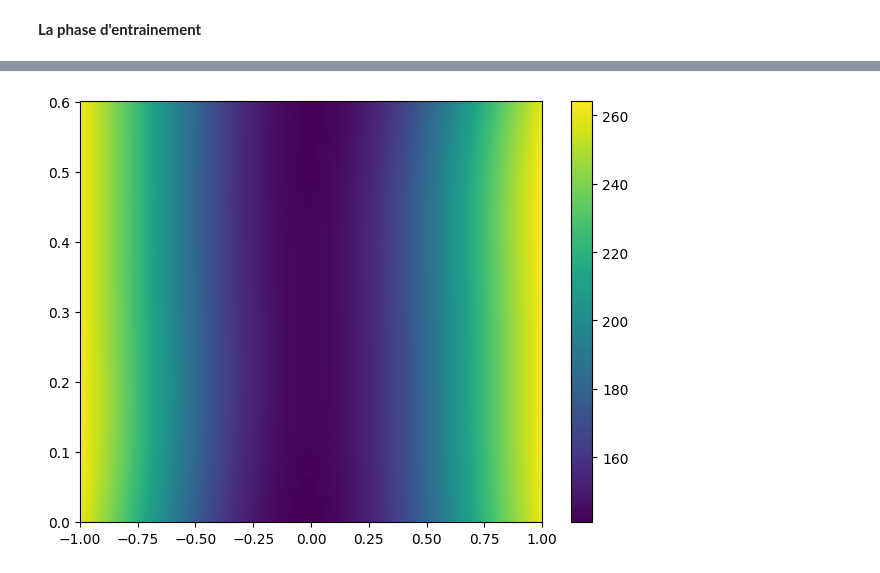
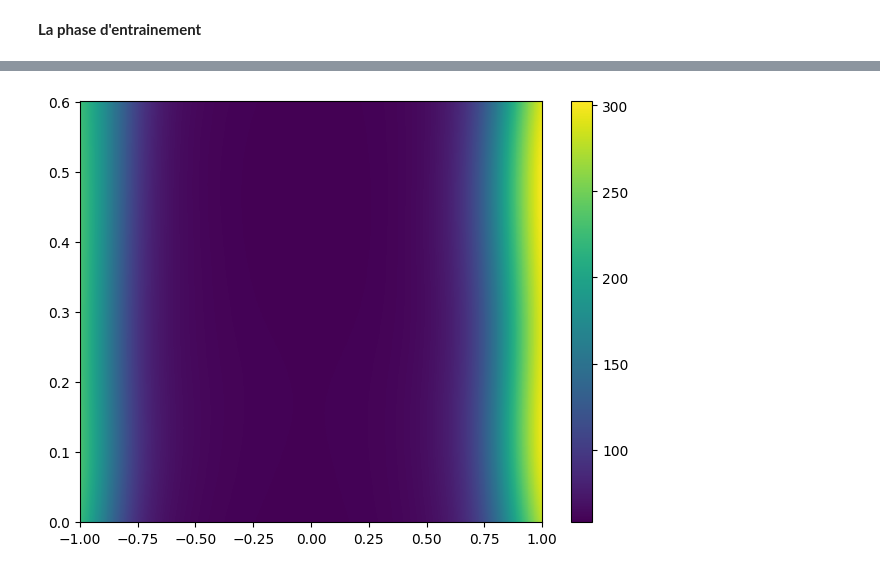
Before and after one commit to Mintche/Internship-PINNs, a Jupyter notebook: 2D Wave Guide/WaveGuide_PINN_simple.ipynb, the cells around one changed output, grey strips where cells are left out. Drawn from its saved outputs; the diff is of its cells as text; code cells hidden in the pictures.

```diff
--- a/2D Wave Guide/WaveGuide_PINN_simple.ipynb
+++ b/2D Wave Guide/WaveGuide_PINN_simple.ipynb
@@ -57,7 +57,7 @@ key = jax.random.key(0) # initialisation de la PRNG
 
 #Initialisation des Fouriers Features
 #On connait notre kmax car c0 = 340
-fmax = jnp.max(freq)
+fmax = np.max(freq)
 c0 = 340
 cmax = 1.1 * c0
 cmin = 340/6
@@ -86,8 +86,8 @@ y_gauss_legendre, w_gauss_legendre = np.polynomial.legendre.leggauss(n_gauss_leg
 # Entrée (x, y)
 n_input = 2
 
-n_layers_uv = [2*m, 64, 64, 64, 2]
-n_layers_c = [n_input, 64, 1]
+n_layers_uv = [2*m, 64, 64, 64, 64, 2]
+n_layers_m = [n_input, 64, 64, 1]
 
 #Initialisation de Xavier
 
@@ -100,10 +100,10 @@ def init_layers(key, n_layers):
         layers.append({"W": W, "b": b})
     return layers, key
 
-key, subkey_uv, subkey_c = jax.random.split(key, 3)
+key, subkey_uv, subkey_m = jax.random.split(key, 3)
 
 layers_uv, key = init_layers(subkey_uv, n_layers_uv)
-layers_c, key = init_layers(subkey_c, n_layers_c)
+layers_m, key = init_layers(subkey_m, n_layers_m)
 # %% [markdown]
 **Le Forward**
 # %%
@@ -120,7 +120,7 @@ def forward_params(layers,X):
     Z = X
     for i in range(n-1):
         Z = jax.nn.tanh(Z @ layers[i]["W"] + layers[i]["b"])
-    Z = cmin + (cmax-cmin) * jax.nn.sigmoid(Z @ layers[-1]["W"] + layers[-1]["b"])
+    Z = 1/cmin**2 + (1/cmax**2-1/cmin**2) * jax.nn.sigmoid(Z @ layers[-1]["W"] + layers[-1]["b"])
     return Z.squeeze()
 # %% [markdown]
 **La loss function**
@@ -132,14 +132,14 @@ a_n = jnp.sqrt(2/H) * jnp.ones(N_modes)
 a_n = a_n.at[0].set(jnp.sqrt(1/H))
 C_quad = a_n[:, None] * jnp.cos(n_modes[:, None] * jnp.pi * y_quad[None, :] / H)
 
-def loss_fn(layers_uv, layers_c, x, y, f, target_u_left, target_u_right, y_bnd_left, y_bnd_right, u_norm_val, weights = (1,1,1)):
+def loss_fn(layers_uv, layers_m, x, y, f, target_u_left, target_u_right, y_bnd_left, y_bnd_right, u_norm_val, weights = (1,1,1)):
 
     def uv(x,y):
         features = gamma(x, y)
         return forward_func(layers_uv, features)
 
-    def k(x,y):
-        return 2*jnp.pi*f/forward_params(layers_c, jnp.array([x, y]))
+    def k2(x,y):
+        return (2*jnp.pi*f)**2*forward_params(layers_m, jnp.array([x, y]))
 
     def uv_x(x, y):
         return jax.jacfwd(uv, argnums=0)(x, y)/L
@@ -150,7 +150,7 @@ def loss_fn(layers_uv, layers_c, x, y, f, target_u_left, target_u_right, y_bnd_l
     def pde_residual(x, y):
         uv_xx = jax.jacfwd(jax.jacfwd(uv, argnums=0), argnums=0)(x, y) / L**2
         uv_yy = jax.jacfwd(jax.jacfwd(uv, argnums=1), argnums=1)(x, y)*(2/H)**2
-        return uv_xx + uv_yy + k(x,y)**2*uv(x,y)
+        return uv_xx + uv_yy + k2(x,y)*uv(x,y)
 
     k0 = 2*jnp.pi*f/c0
 
@@ -280,12 +280,12 @@ def train(layers_uv, layers_c, N, max_steps_per_freq, freqs, eval_interval, loss
 max_steps_per_freq = 200000
 eval_interval = max_steps_per_freq//60
 N = 1000
-loss_threshold = 1e-3
+loss_threshold = 1e-2
 patience = 5
 
-freq = np.array([200.0,400.0])
+freq = np.array([200.0])
 
 key, subkey = jax.random.split(key)
-layers_uv, layers_c, key, train_loss = train(layers_uv, layers_c, N, max_steps_per_freq, freq, eval_interval, loss_threshold, patience, key)
+layers_uv, layers_m, key, train_loss = train(layers_uv, layers_m, N, max_steps_per_freq, freq, eval_interval, loss_threshold, patience, key)
 # %% [output]
 --- f = 200.0 Hz ---
@@ -340,16 +340,16 @@ plt.show()
 # %%
 def c(x,y):
-    return forward_params(layers_c, jnp.array([x, y]))
+    return 1/jnp.sqrt(forward_params(layers_m, jnp.array([x, y])))
 
 x = np.linspace(-1,1,1000)
 y = np.linspace(0,0.6,500)
 
 c_grid = jax.vmap(jax.vmap(c, in_axes=(0, None)), in_axes=(None, 0))(x,2*y/H-1)
 
 plt.pcolormesh(x, y, c_grid)
 plt.colorbar()
 plt.tight_layout()
 plt.savefig('fig/2D_Wave_guide_c_map.pdf')
 plt.show()
 # %% [output]
-[figure, old version]
+[figure, new version]
```
Also changed, not shown: parts of 3 cells of this notebook, 2 other files.
